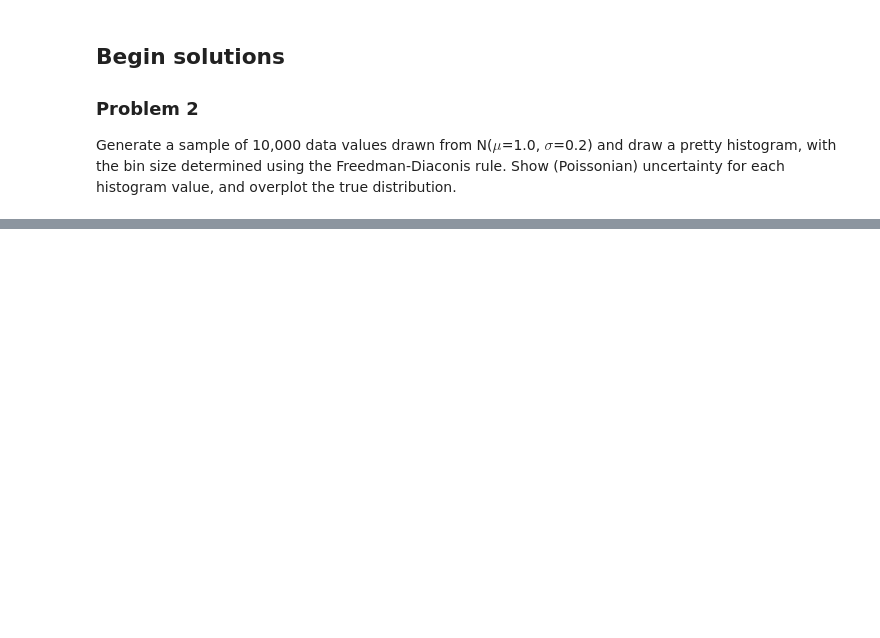
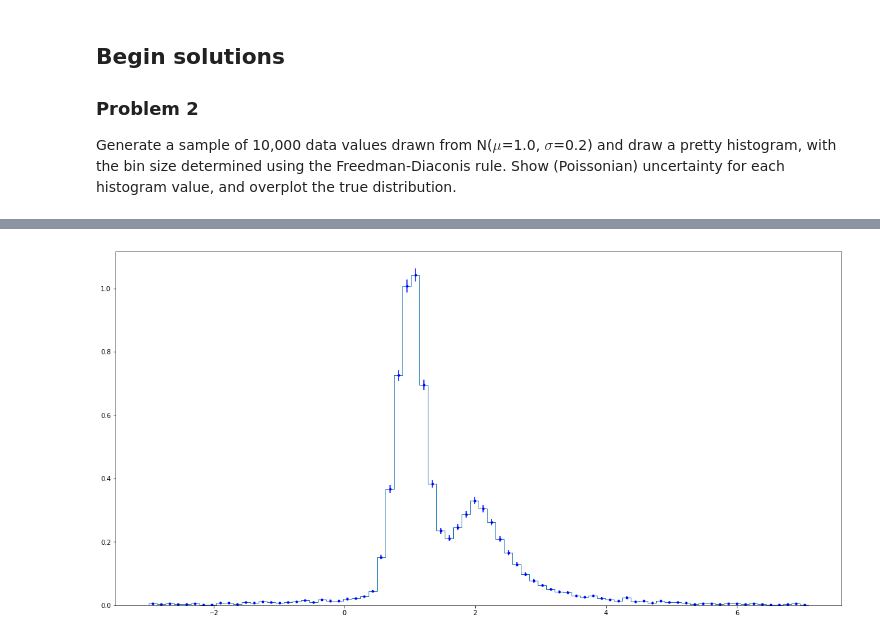
Before and after one commit to PHYST480/homeworks-pranphy, a Jupyter notebook: PHYST480-F18-HW1.ipynb, the cells around one changed output, grey strips where cells are left out. Drawn from its saved outputs; the diff is of its cells as text; code cells hidden in the pictures; blank space fills up the shorter version.

```diff
--- a/PHYST480-F18-HW1.ipynb
+++ b/PHYST480-F18-HW1.ipynb
@@ -76,0 +78,7 @@ ___ = plt.legend()
+# %%
+cmu = 2; gma = 0.5; sample_size = 10_000
+cauchy_sample = sp.stats.cauchy.rvs(loc=cmu, scale=gma, size=sample_size)
+joined_sample = np.concatenate([norm_sample,cauchy_sample])
+__ = hist_with_error(joined_sample,bins='scott',range=(cmu-10*gma,cmu+10*gma))
+# %% [output]
+[figure, added]
```
Also changed, not shown: parts of 11 cells of this notebook, 1 other file.
